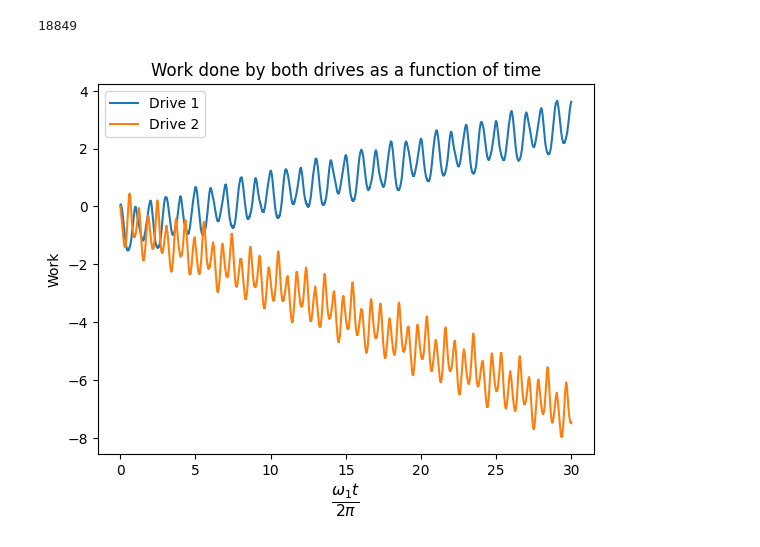
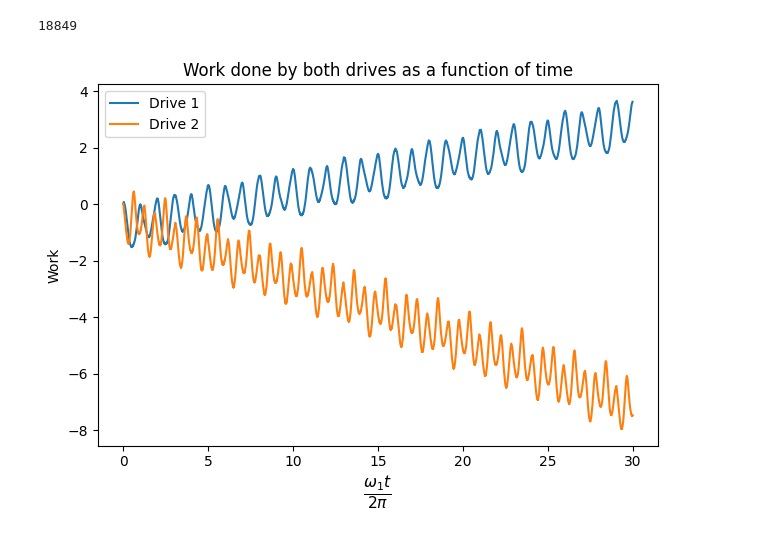
Before and after one commit to shellpwner/Topological-energy-pumping-siumlations, a Jupyter notebook: power.ipynb, the cells around one changed output. Drawn from its saved outputs; the diff is of its cells as text; code cells hidden in the pictures.

Commit message:
pumping with plots

```diff
--- a/power.ipynb
+++ b/power.ipynb
@@ -148,10 +148,11 @@ len(drive1_t)
 # %%
 plt.plot(worktime[1:]*w1/(2*np.pi), drive1_t)
 plt.plot(worktime[1:]*w1/(2*np.pi), drive2_t)
 plt.legend(['Drive 1', 'Drive 2'])
 plt.xlabel(r'$\frac{\omega_1 t}{2\pi}$', fontsize=16)
 plt.ylabel('Work')
 plt.title('Work done by both drives as a function of time')
+plt.tight_layout()
 plt.savefig('workdone.png', dpi=500)
 # %% [output]
-[figure, old version]
+[figure, new version]
```
Also changed, not shown: 1 other file.
